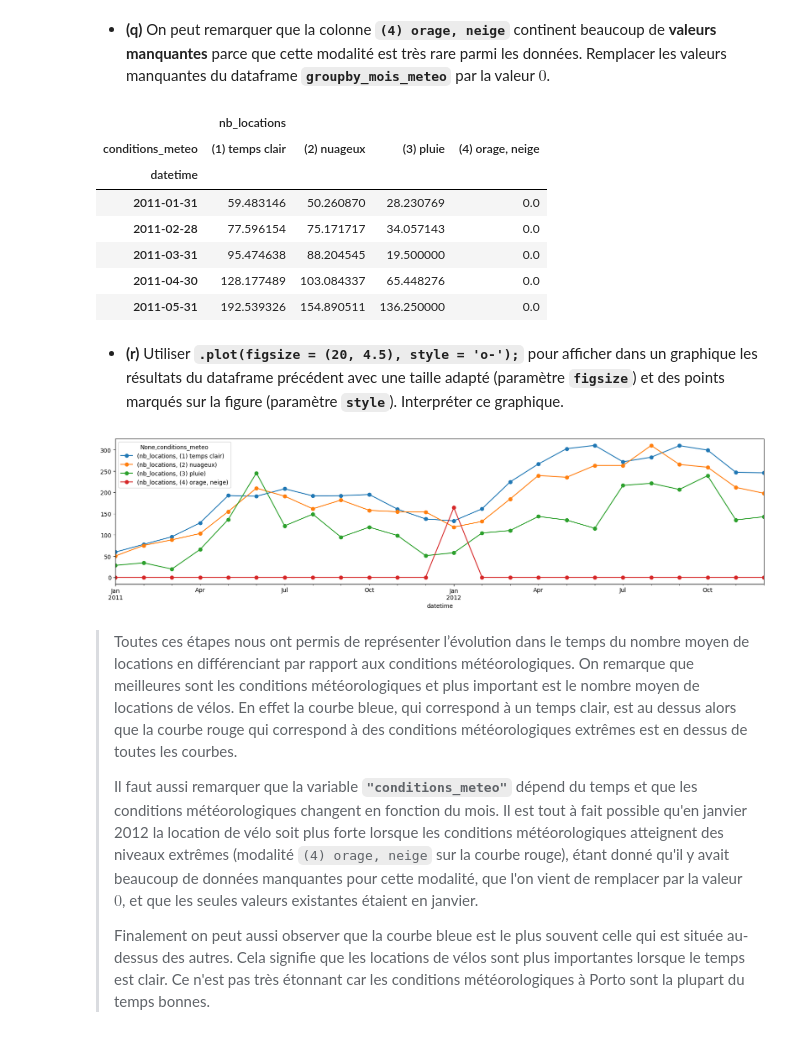
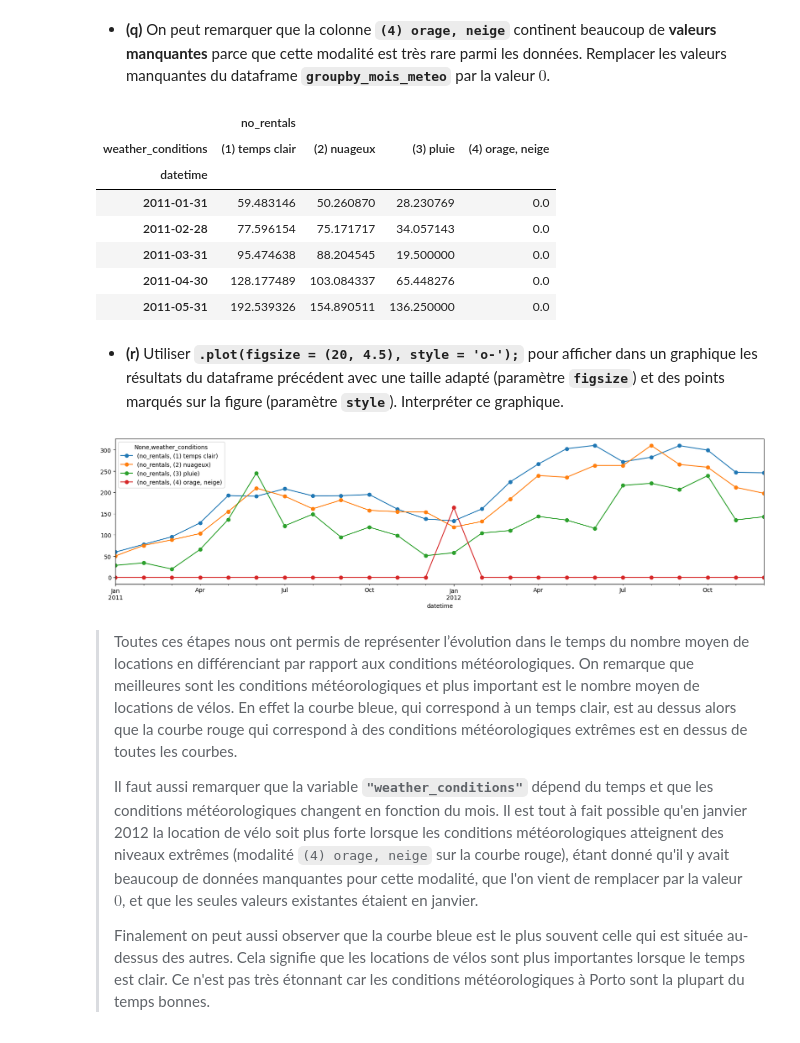
Before and after one commit to Demosthene-OR/Student-AI-and-Data-Management, a Jupyter notebook: 02_analysis_quali_and_temporal_variables.ipynb, the cells around one changed output. Cells and saved outputs as stored; diff of their text form; code cells hidden in the pictures.

```diff
--- a/02_analysis_quali_and_temporal_variables.ipynb
+++ b/02_analysis_quali_and_temporal_variables.ipynb
@@ -324,8 +304,8 @@ pandas.core.resample.TimeGrouper
 # %%
-grouper_mois = pd.Grouper(key = 'datetime', freq = 'm')
+grouper_month = pd.Grouper(key = 'datetime', freq = 'm')
 
 # le type de la variable grouper_mois:
-type(grouper_mois)
+type(grouper_month)
 # on observe que le type est pandas.core.resample.TimeGrouper
 # pour pouvoir retirer l'information de cette variable
 # il faut l'utiliser avec la commade .groupby()
@@ -361,0 +325,10 @@ groupby_mois_meteo.head()
+# %%
+groupby_month_weather = df.groupby([grouper_month, df['weather_conditions']])\
+                       .agg({'no_rentals':'mean'}).unstack()
+
+
+groupby_month_weather.head()
+# For the month of January 2011 (every day until January 31)
+# there were an average of 59 bike rentals on days when the weather was clear.
+
+# In February 2011, there were an average of 34 bike rentals on days when it rained.
@@ -363,11 +345,11 @@ groupby_mois_meteo.head()
 
 * **(q)** On peut remarquer que la colonne **`(4) orage, neige`** continent beaucoup de **valeurs manquantes** parce que cette modalité est très rare parmi les données. Remplacer les valeurs manquantes du dataframe **`groupby_mois_meteo`** par la valeur $0$.
 # %%
-groupby_mois_meteo = groupby_mois_meteo.fillna(0)
-groupby_mois_meteo.head()
+groupby_month_weather = groupby_month_weather.fillna(0)
+groupby_month_weather.head()
 # %% [output]
-|  | nb_locations |  |  |  |
-| conditions_meteo | (1) temps clair | (2) nuageux | (3) pluie | (4) orage, neige |
+|  | no_rentals |  |  |  |
+| weather_conditions | (1) temps clair | (2) nuageux | (3) pluie | (4) orage, neige |
 | datetime |  |  |  |  |
 | 2011-01-31 | 59.483146 | 50.260870 | 28.230769 | 0.0 |
 | 2011-02-28 | 77.596154 | 75.171717 | 34.057143 | 0.0 |
@@ -380,6 +360,6 @@ groupby_mois_meteo = groupby_mois_meteo.fillna(0)
 
 * **(r)** Utiliser **`.plot(figsize = (20, 4.5), style = 'o-');`** pour afficher dans un graphique les résultats du dataframe précédent avec une taille adapté (paramètre **`figsize`**) et des points marqués sur la figure (paramètre **`style`**). Interpréter ce graphique.
 # %%
-groupby_mois_meteo.plot(figsize = (20, 4.5), style = 'o-');
+groupby_month_weather.plot(figsize = (20, 4.5), style = 'o-');
 # %% [output]
-[figure, old version]
+[figure, new version]
@@ -390,6 +368,6 @@ groupby_mois_meteo.plot(figsize = (20, 4.5), style = 'o-');
 > Toutes ces étapes nous ont permis de représenter l’évolution dans le temps du nombre moyen de locations en différenciant par rapport aux conditions météorologiques.
 > On remarque que meilleures sont les conditions météorologiques et plus important est le nombre moyen de locations de vélos. En effet la courbe bleue, qui correspond à un temps clair, est au dessus alors que la courbe rouge qui correspond à des conditions météorologiques extrêmes est en dessus de toutes les courbes.
 >
-> Il faut aussi remarquer que la variable **`"conditions_meteo"`** dépend du temps et que les conditions météorologiques changent en fonction du mois. Il est tout à fait possible qu'en janvier 2012 la location de vélo soit plus forte lorsque les conditions météorologiques atteignent des niveaux extrêmes (modalité `(4) orage, neige` sur la courbe rouge), étant donné qu'il y avait beaucoup de données manquantes pour cette modalité, que l'on vient de remplacer par la valeur $0$, et que les seules valeurs existantes étaient en janvier. <br>
+> Il faut aussi remarquer que la variable **`"weather_conditions"`** dépend du temps et que les conditions météorologiques changent en fonction du mois. Il est tout à fait possible qu'en janvier 2012 la location de vélo soit plus forte lorsque les conditions météorologiques atteignent des niveaux extrêmes (modalité `(4) orage, neige` sur la courbe rouge), étant donné qu'il y avait beaucoup de données manquantes pour cette modalité, que l'on vient de remplacer par la valeur $0$, et que les seules valeurs existantes étaient en janvier. <br>
 >
 > Finalement on peut aussi observer que la courbe bleue est le plus souvent celle qui est située au-dessus des autres. Cela signifie que les locations de vélos sont plus importantes lorsque le temps est clair. Ce n'est pas très étonnant car les conditions météorologiques à Porto sont la plupart du temps bonnes.
```
Also changed, not shown: parts of 31 cells of this notebook, 1 other file.
